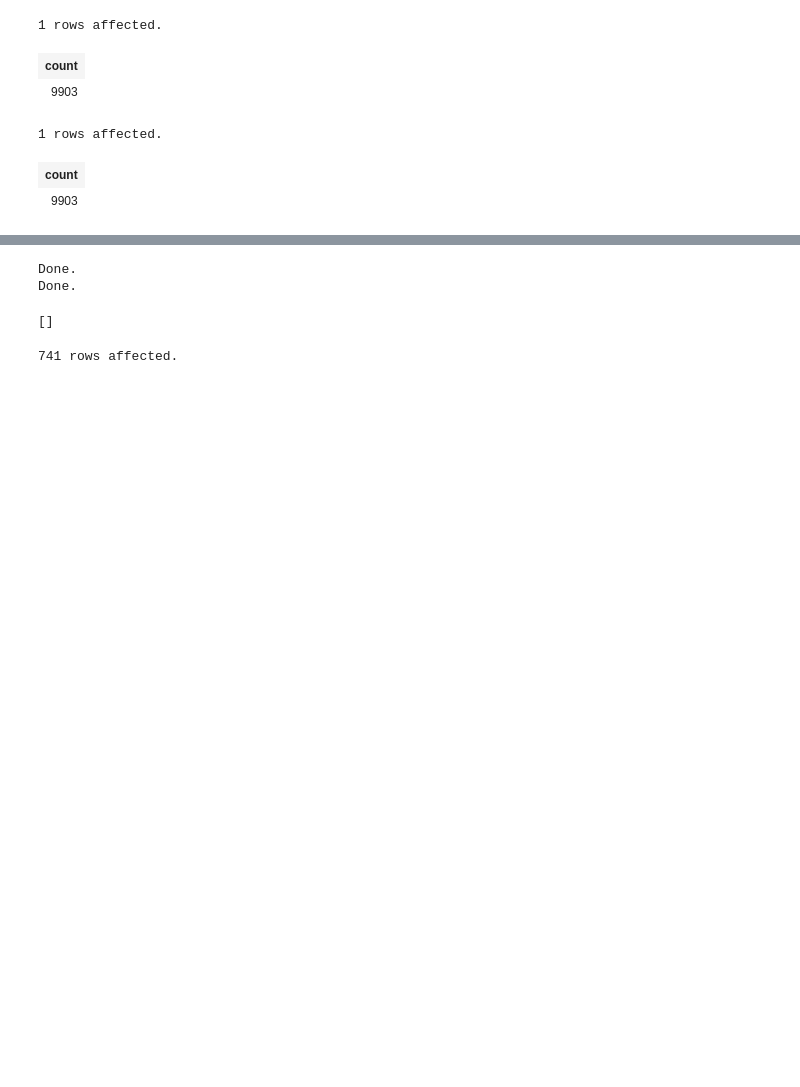
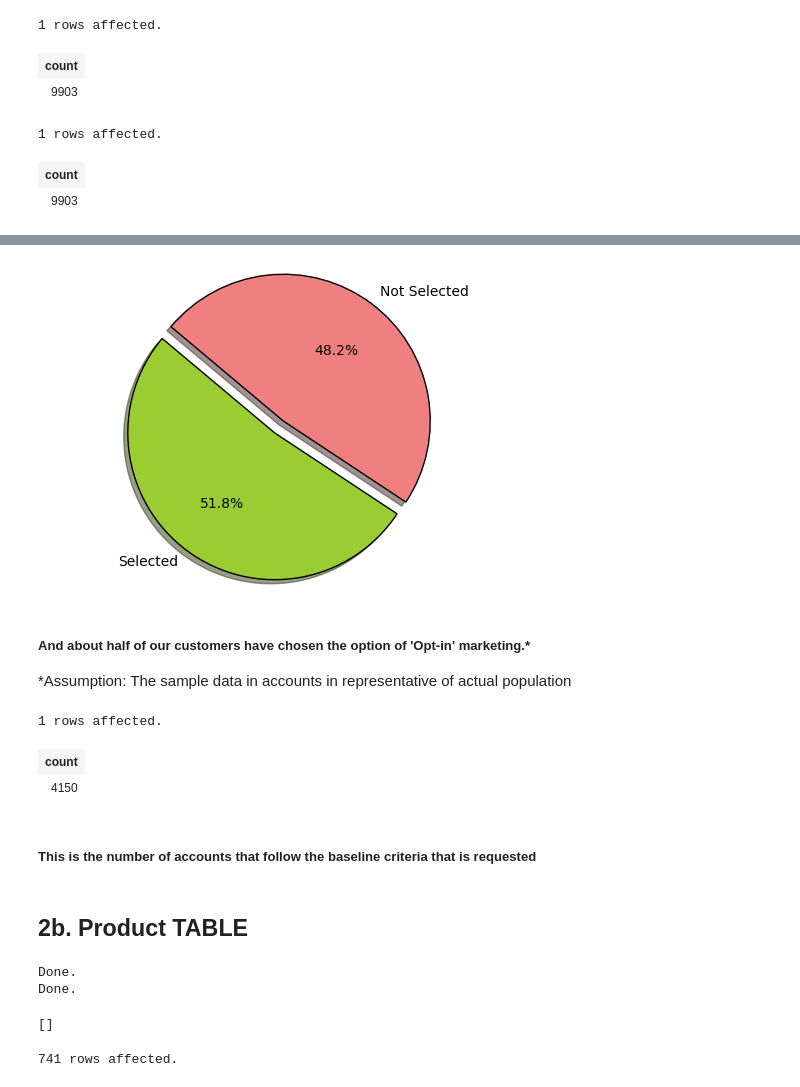
Before and after one commit to bosea3000/DMA_ProbSet, a Jupyter notebook: Problem-2.ipynb, the cells around one changed output, grey strips where cells are left out. Drawn from its saved outputs; the diff is of its cells as text; code cells hidden in the pictures; blank space fills up the shorter version.

```diff
--- a/Problem-2.ipynb
+++ b/Problem-2.ipynb
@@ -117,3 +222,41 @@ SELECT COUNT(DISTINCT(ACCT_ID)) from account
+# %%
+q2= _
+df=q2.DataFrame()
+
+import matplotlib.pyplot as plt
+
+# Data to plot
+labels = 'Selected', 'Not Selected'
+sizes = df['count']
+colors = ['yellowgreen', 'lightcoral']
+explode = (0.1, 0)  # explode 1st slice
+
+# Plot
+plt.pie(sizes, explode=explode, labels=labels, colors=colors,
+        autopct='%1.1f%%', shadow=True, startangle=140)
+
+plt.axis('equal')
+plt.show()
+# %% [output]
+[figure, added]
+# %% [markdown]
+##### And about half of our customers have chosen the option of 'Opt-in' marketing.*
+*Assumption: The sample data in accounts in representative of actual population
+# %%
+%%sql
+SELECT COUNT(DISTINCT(ACCT_ID))
+FROM account
+WHERE COUNTRY_CODE = 'US'
+AND LANGUAGE_CODE = 'en'
+AND OPT_IN_FLAG = 1;
+# %% [output]
+1 rows affected.
+| count |
+| 4150 |
+# %% [markdown]
+##### This is the number of accounts that follow the baseline criteria that is requested
+# %% [markdown]
+## 2b. Product TABLE
 # %%
 %%sql
 DROP TABLE IF EXISTS product;
```
Also changed, not shown: parts of 39 cells of this notebook, 1 other file.
